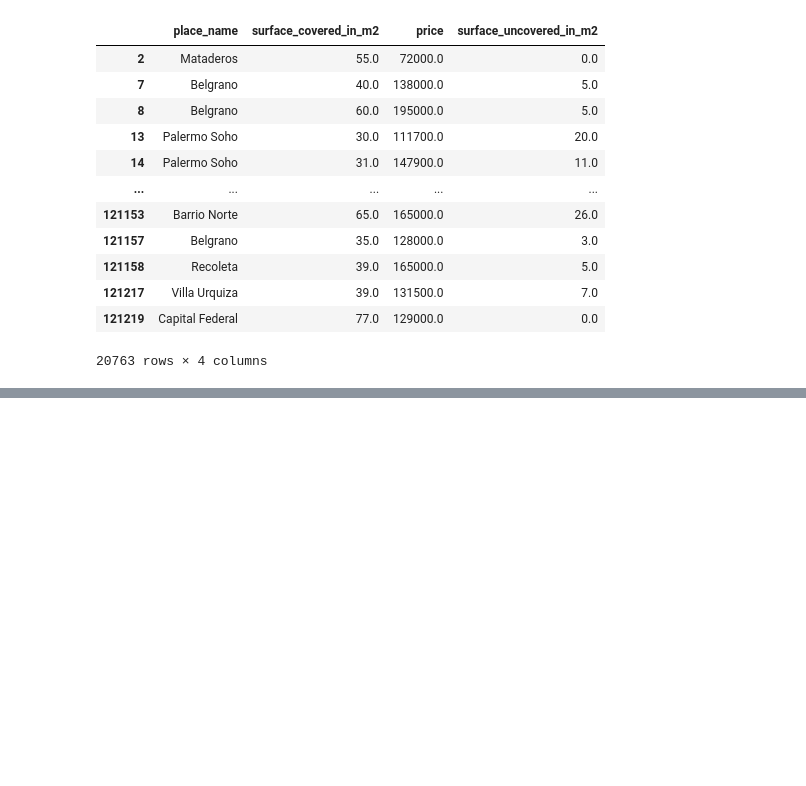
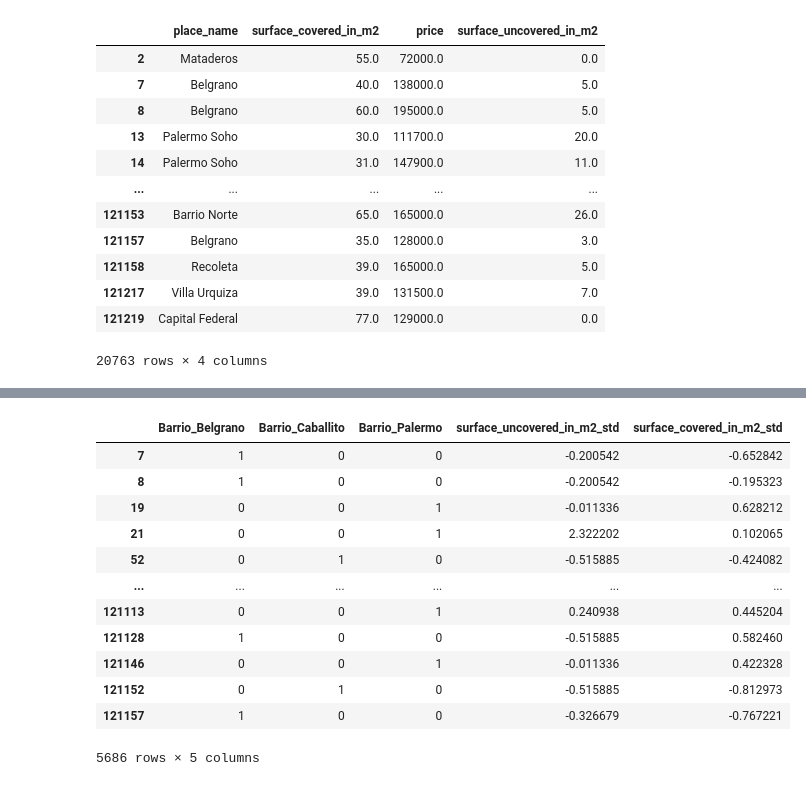
Before and after one commit to JuanMartin-Garcia/TP2_DataScience, a Jupyter notebook: TP2_Clean copy.ipynb, the cells around one changed output, grey strips where cells are left out. Cells and saved outputs as stored; diff of their text form; code cells hidden in the pictures; blank space fills up the shorter version.

```diff
--- a/TP2_Clean copy.ipynb
+++ b/TP2_Clean copy.ipynb
@@ -359,0 +698,7 @@ y = capital_federal_apartment_clean.price
+# %%
+indice=capital_federal_apartment_clean[(capital_federal_apartment_clean['place_name'] == 'Belgrano')|
+(capital_federal_apartment_clean['place_name'] == 'Caballito' )|
+(capital_federal_apartment_clean['place_name'] == 'Palermo' )]
+
+top_3 = capital_federal_apartment_clean.loc[indice.index]
+top_3.head(5)
@@ -359,0 +712,3 @@ y = capital_federal_apartment_clean.price
+# %%
+dummies = pd.get_dummies(top_3['place_name']).rename(columns=lambda x: 'Barrio_' + str(x))
+dummies
@@ -359,0 +729,15 @@ y = capital_federal_apartment_clean.price
+# %%
+#Estandarización de variables numéricas
+
+numericals = ['surface_uncovered_in_m2', 'surface_covered_in_m2']
+
+X = top_3[numericals]
+
+scaler = StandardScaler()
+scaler.fit(X)
+
+std_numerical_data = scaler.transform(X)
+std_df = pd.DataFrame(std_numerical_data, index=top_3.index)
+std_df.columns = [i + '_std' for i in numericals]
+
+std_df
@@ -359,0 +758,17 @@ y = capital_federal_apartment_clean.price
+# %%
+X = pd.concat([dummies, std_df], axis = 1)
+X
+# %% [output]
+|  | Barrio_Belgrano | Barrio_Caballito | Barrio_Palermo | surface_uncovered_in_m2_std | surface_covered_in_m2_std |
+| 7 | 1 | 0 | 0 | -0.200542 | -0.652842 |
+| 8 | 1 | 0 | 0 | -0.200542 | -0.195323 |
+| 19 | 0 | 0 | 1 | -0.011336 | 0.628212 |
+| 21 | 0 | 0 | 1 | 2.322202 | 0.102065 |
+| 52 | 0 | 1 | 0 | -0.515885 | -0.424082 |
+| ... | ... | ... | ... | ... | ... |
+| 121113 | 0 | 0 | 1 | 0.240938 | 0.445204 |
+| 121128 | 1 | 0 | 0 | -0.515885 | 0.582460 |
+| 121146 | 0 | 0 | 1 | -0.011336 | 0.422328 |
+| 121152 | 0 | 1 | 0 | -0.515885 | -0.812973 |
+| 121157 | 1 | 0 | 0 | -0.326679 | -0.767221 |
+5686 rows × 5 columns
```
Also changed, not shown: parts of 85 cells of this notebook, 1 other file.
